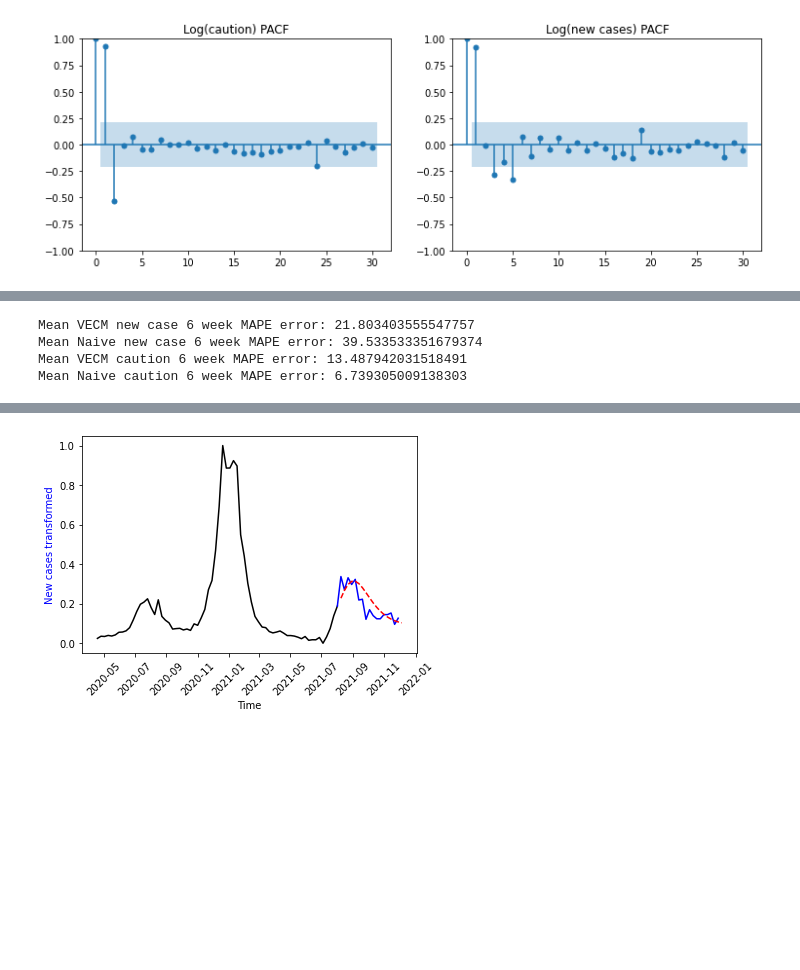
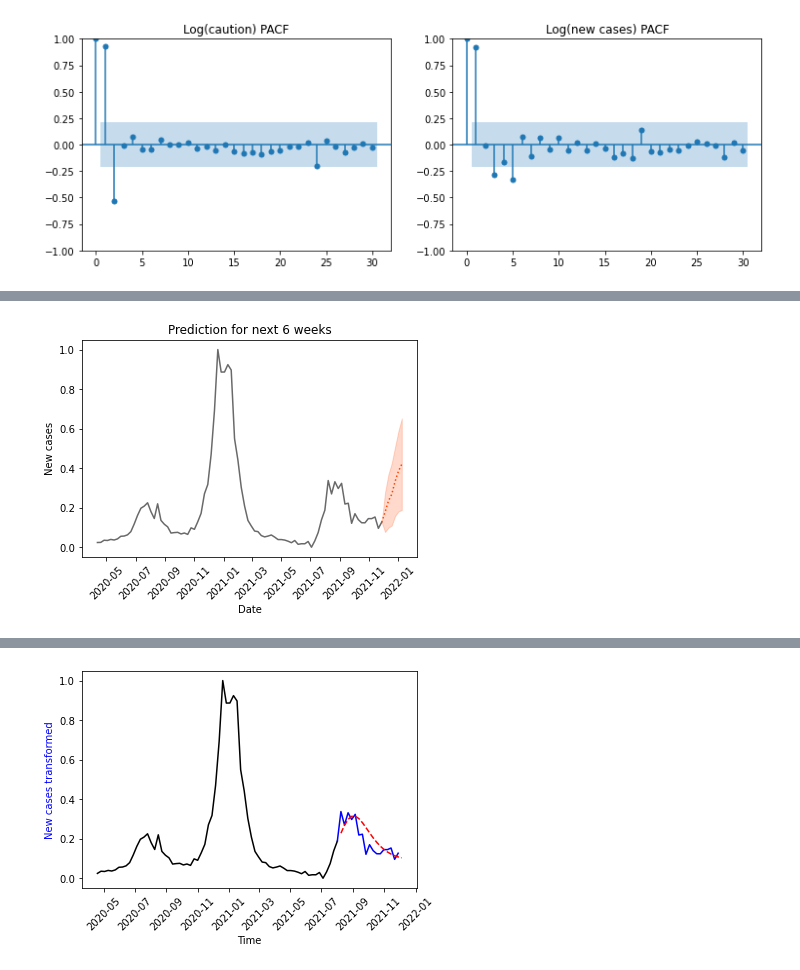
Before and after one commit to xpliu16/COVID_prediction, a Jupyter notebook: Time_series_prediction.ipynb, the cells around one changed output, grey strips where cells are left out. Saved outputs shown, nothing was run; the diff lists cells and outputs as text; code cells hidden in the pictures; blank space fills up the shorter version.

```diff
--- a/Time_series_prediction.ipynb
+++ b/Time_series_prediction.ipynb
@@ -508,37 +479,0 @@ plt.show()
-# %%
-err_nc = [None]*(3)
-err_nc_naive = [None]*3
-err_cau = [None]*(3)
-err_cau_naive = [None]*3
-fc_weeks = 6
-new_case_naive = [None]*fc_weeks
-i = 0
-
-for frac_train in np.arange(0.8,0.95, 0.05):
-    train, test = df_sub[0:round(frac_train*(len(df_sub.caution2)))], df_sub[round(frac_train*(len(df_sub.caution2))):]
-
-    model_VECM = VECM(train, coint_rank=1, k_ar_diff=3)
-    vecm_res = model_VECM.fit()
-
-    fc_vecm = vecm_res.predict(steps=fc_weeks)
-
-    err_nc[i] = mape(test.new_case.values[:fc_weeks], fc_vecm[:,0])
-    new_case_naive[0:fc_weeks] = np.repeat(test.new_case.values[0],fc_weeks)
-    err_nc_naive[i] = mape(test.new_case.values[:fc_weeks],new_case_naive)
-
-    err_cau[i] = mape(test.caution2.values[:fc_weeks], fc_vecm[:,1])
-    new_case_naive[0:fc_weeks] = np.repeat(test.caution2.values[0],fc_weeks)
-    err_cau_naive[i] = mape(test.caution2.values[:fc_weeks],new_case_naive)
-
-    i+=1
-
-print('Mean VECM new case',str(fc_weeks),'week MAPE error:', np.mean(err_nc))
-print('Mean Naive new case',str(fc_weeks),'week MAPE error:', np.mean(err_nc_naive))
-
-print('Mean VECM caution',str(fc_weeks),'week MAPE error:', np.mean(err_cau))
-print('Mean Naive caution',str(fc_weeks),'week MAPE error:', np.mean(err_cau_naive))
-# %% [output]
-Mean VECM new case 6 week MAPE error: 21.803403555547757
-Mean Naive new case 6 week MAPE error: 39.533533351679374
-Mean VECM caution 6 week MAPE error: 13.487942031518491
-Mean Naive caution 6 week MAPE error: 6.739305009138303
@@ -544,0 +490,22 @@ Mean Naive caution 6 week MAPE error: 6.739305009138303
+# %%
+model_VECM = VECM(df_sub, coint_rank=1, k_ar_diff=4, dates=df_sub.index)
+vecm_res = model_VECM.fit()
+
+fc_vecm, lower, upper = vecm_res.predict(steps=L, alpha=0.05)
+
+plt.plot(df_sub.new_case,color='dimgray')
+plt.plot(fc_ind,np.insert(fc_vecm[:,0],0,df_sub.new_case.values[-1]),color='orangered',linestyle=':')
+
+plt.fill_between(fc_ind,
+                 np.insert(lower[:,0],0,df_sub.new_case.values[-1]),
+                 np.insert(upper[:,0],0,df_sub.new_case.values[-1]),
+                 color='orangered',alpha=0.2)
+
+plt.ylabel('New cases')
+plt.xlabel('Date')
+plt.title('Prediction for next 6 weeks')
+
+plt.xticks(rotation=45)
+plt.show()
+# %% [output]
+[figure, added]
```
Also changed, not shown: parts of 17 cells of this notebook.
